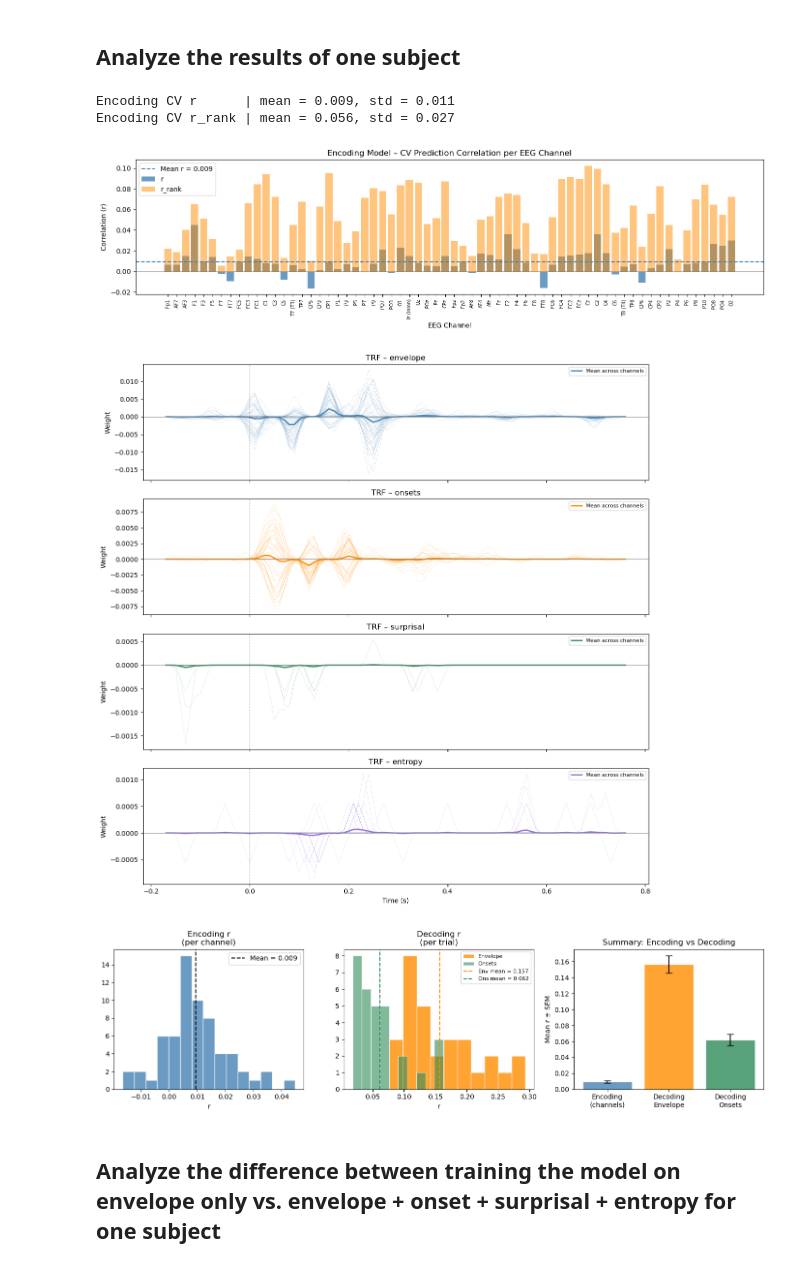
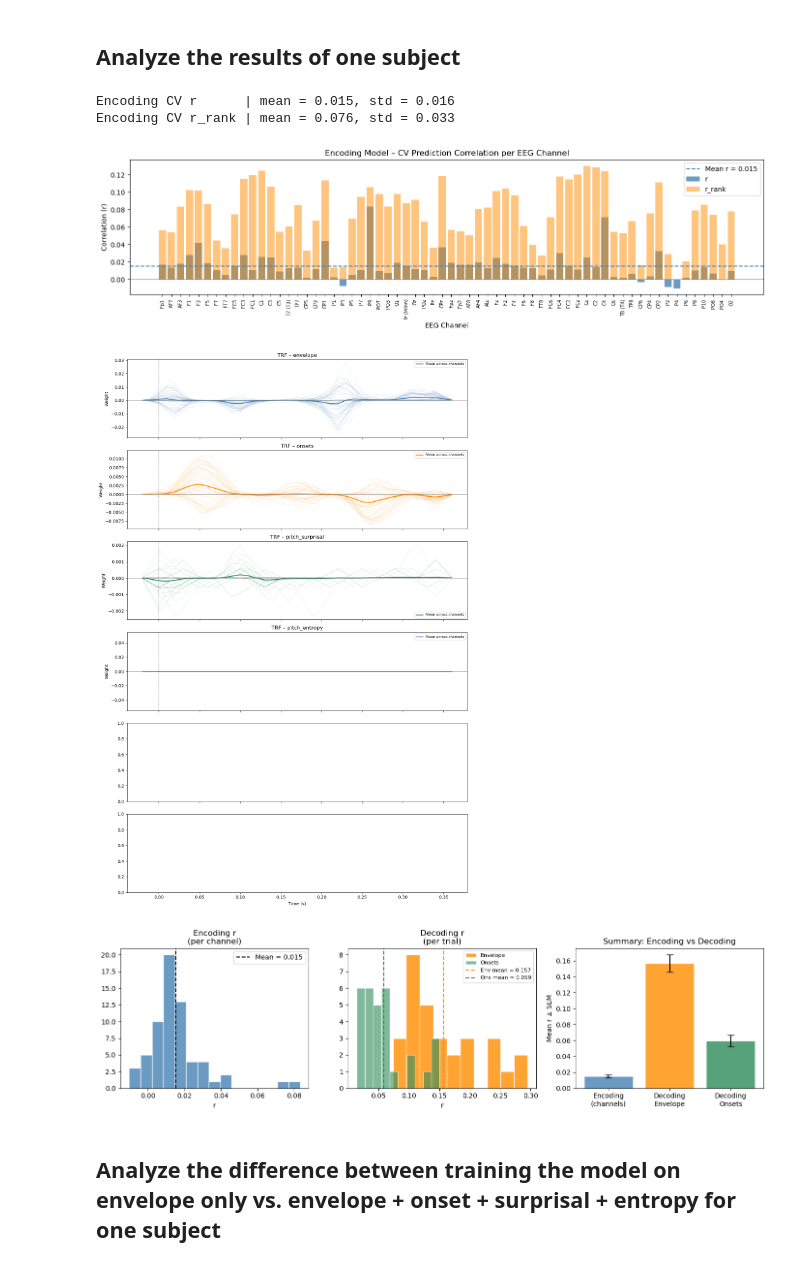
Before and after one commit to pereiraa10/musical-surprisal, a Jupyter notebook: TRF/avg_trf.ipynb, the cells around one changed output. Saved outputs shown, nothing was run; the diff lists cells and outputs as text; code cells hidden in the pictures.

Commit message:
updated run of the surprisal and pickle files to better align with the paper

```diff
--- a/TRF/avg_trf.ipynb
+++ b/TRF/avg_trf.ipynb
@@ -533,15 +551,16 @@ Text(0.5, 1.0, 'Envelope, Onset, Surprisal & Entropy')
 ## Analyze the results of one subject
 # %%
 # ── 1. Load data ──────────────────────────────────────────────────────────────
-filename = f"pickles/encoding_decoding/Sub19_['envelope', 'onsets', 'surprisal', 'entropy']_all_data.pkl"
+filename = f"pickles/encoding/Sub1_['envelope', 'onsets', 'pitch_surprisal', 'pitch_entropy', 'onset_surprisal', 'onset_entropy']_all_data.pkl"
+
 all_data = eelbrain.load.unpickle(filename)
 
 trf    = all_data['trf']
 trf_cv = all_data['trf_cv']
-trials = all_data['trials']  # your original decoding trials
+# trials = all_data['trials']  # your original decoding trials
 
-x = ['envelope', 'onsets', 'surprisal', 'entropy']
-n_trials = len(trials)
+x = ['envelope', 'onsets', 'pitch_surprisal', 'pitch_entropy', 'onset_surprisal', 'onset_entropy']
+n_trials = 30
 
 # ── 2. Extract encoding stats from trf_cv ────────────────────────────────────
 # These are already computed inside the boosting object — no re-running needed
@@ -624,37 +643,37 @@ axes[0].legend()
 axes[1].hist(r_envelope, bins=10, color='darkorange', alpha=0.8,
              edgecolor='white', label='Envelope')
 axes[1].hist(r_onsets,   bins=10, color='seagreen',   alpha=0.6,
              edgecolor='white', label='Onsets')
 axes[1].axvline(r_envelope.mean(), color='darkorange', linestyle='--',
                 label=f'Env mean = {r_envelope.mean():.3f}')
 axes[1].axvline(r_onsets.mean(),   color='seagreen',   linestyle='--',
                 label=f'Ons mean = {r_onsets.mean():.3f}')
 axes[1].set_xlabel('r')
 axes[1].set_title('Decoding r\n(per trial)')
 axes[1].legend(fontsize=8)
 
 # Panel C: Summary bar — mean r for encoding vs both decoding directions
 means  = [encoding_r_np.mean(), r_envelope.mean(), r_onsets.mean()]
 sems   = [encoding_r_np.std() / np.sqrt(len(encoding_r_np)),
           r_envelope.std()   / np.sqrt(len(r_envelope)),
           r_onsets.std()     / np.sqrt(len(r_onsets))]
 labels = ['Encoding\n(channels)', 'Decoding\nEnvelope', 'Decoding\nOnsets']
 bar_colors = ['steelblue', 'darkorange', 'seagreen']
 
 axes[2].bar(labels, means, yerr=sems, color=bar_colors, alpha=0.8,
             edgecolor='white', capsize=5)
 axes[2].axhline(0, color='gray', linewidth=0.8)
 axes[2].set_ylabel('Mean r ± SEM')
 axes[2].set_title('Summary: Encoding vs Decoding')
 
 plt.tight_layout()
 # plt.savefig('encoding_vs_decoding.png', dpi=150)
 plt.show()
 # %% [output]
-Encoding CV r      | mean = 0.009, std = 0.011
-Encoding CV r_rank | mean = 0.056, std = 0.027
+Encoding CV r      | mean = 0.015, std = 0.016
+Encoding CV r_rank | mean = 0.076, std = 0.033
-[figure, old version]
+[figure, new version]
-[figure, old version]
+[figure, new version]
-[figure, old version]
+[figure, new version]
 # %% [markdown]
 ## Analyze the difference between training the model on envelope only vs. envelope + onset + surprisal + entropy for one subject
```
Also changed, not shown: parts of 11 cells of this notebook, 6 other files.
